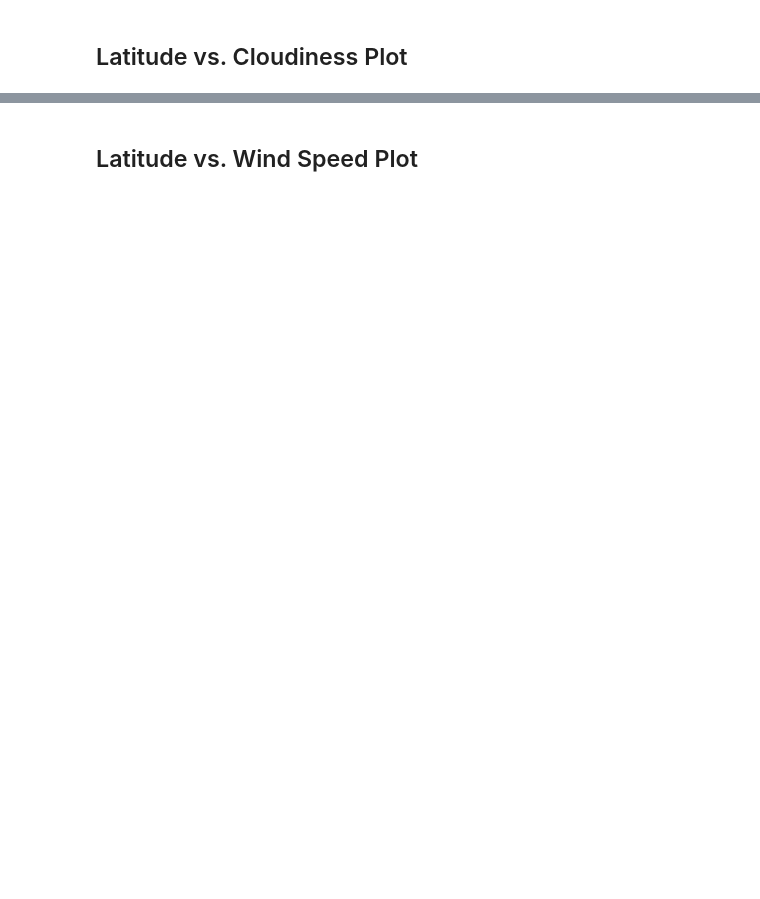
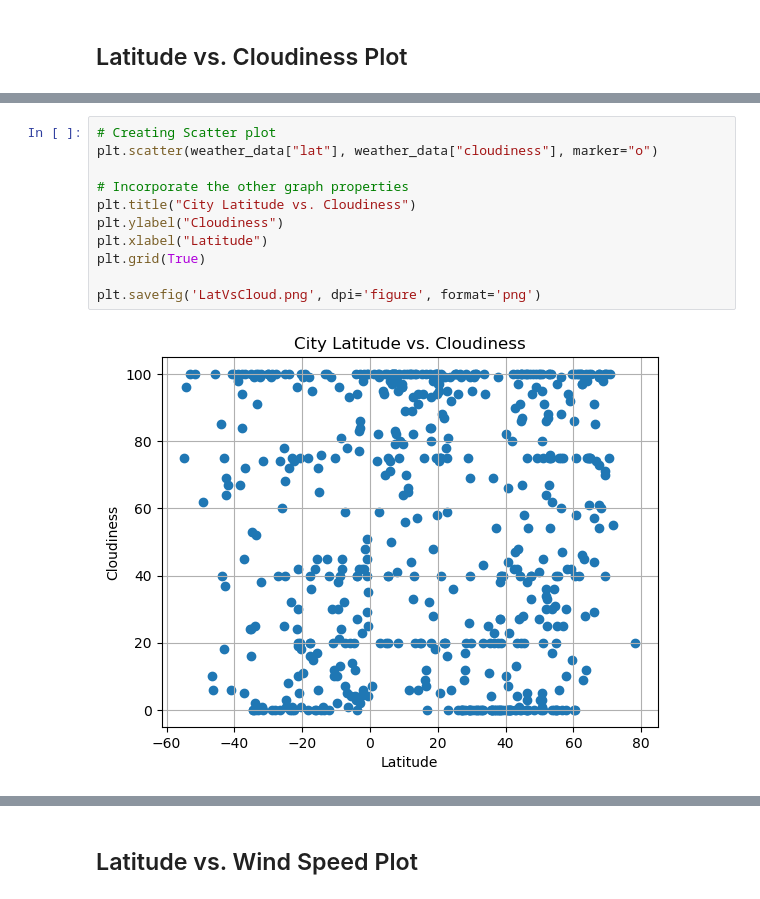
Before and after one commit to AugustALarson/Weather-Analysis, a Jupyter notebook: Instructions/starter_code/WeatherAPI.ipynb, the cells around one changed output, grey strips where cells are left out. Cells and saved outputs as stored; diff of their text form; blank space fills up the shorter version.

```diff
--- a/Instructions/starter_code/WeatherAPI.ipynb
+++ b/Instructions/starter_code/WeatherAPI.ipynb
@@ -147,0 +267,13 @@ Int64Index([], dtype='int64')
+# %%
+# Creating Scatter plot
+plt.scatter(weather_data["lat"], weather_data["cloudiness"], marker="o")
+
+# Incorporate the other graph properties
+plt.title("City Latitude vs. Cloudiness")
+plt.ylabel("Cloudiness")
+plt.xlabel("Latitude")
+plt.grid(True)
+
+plt.savefig('LatVsCloud.png', dpi='figure', format='png')
+# %% [output]
+[figure, added]
```
Also changed, not shown: parts of 50 cells of this notebook, 16 other files.
